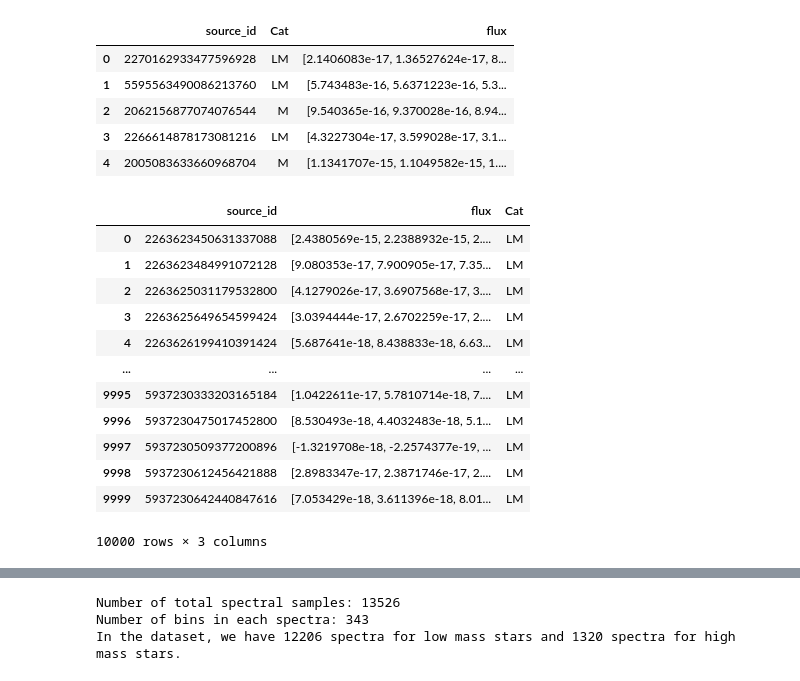
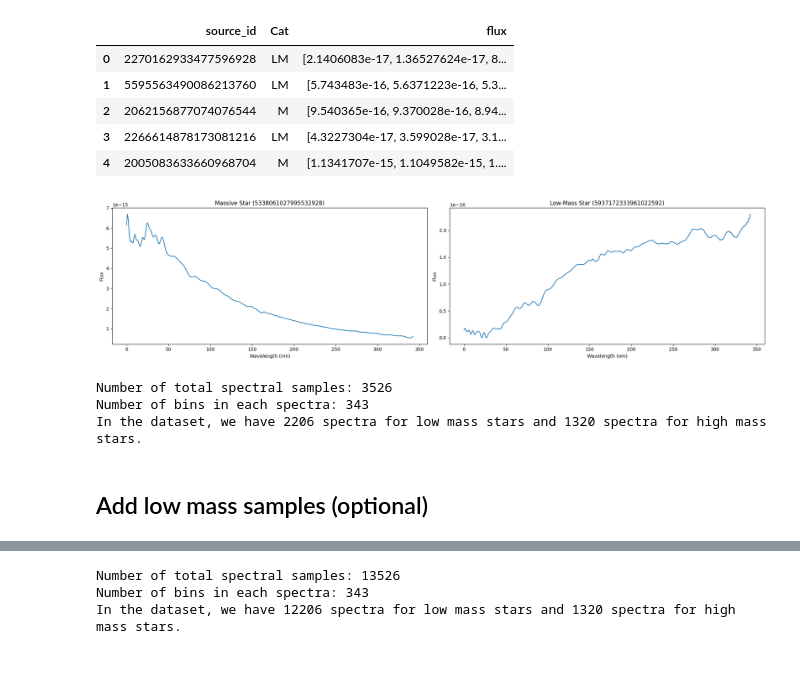
Before and after one commit to bananya-ml/research, a Jupyter notebook: notebooks/deep networks/classification/predict_cnn.ipynb, the cells around one changed output, grey strips where cells are left out. Saved outputs shown, nothing was run; the diff lists cells and outputs as text; code cells hidden in the pictures.

```diff
--- a/notebooks/deep networks/classification/predict_cnn.ipynb
+++ b/notebooks/deep networks/classification/predict_cnn.ipynb
@@ -38,3 +46,52 @@ df.head()
 | 2 | 2062156877074076544 | M | [9.540365e-16, 9.370028e-16, 8.94... |
 | 3 | 2266614878173081216 | LM | [4.3227304e-17, 3.599028e-17, 3.1... |
 | 4 | 2005083633660968704 | M | [1.1341707e-15, 1.1049582e-15, 1.... |
+# %%
+# rerun this cell to see random examples of different spectra
+
+
+# Random sample from 'M' category (massive star)
+sample_ms = df[df['Cat'] == 'M'].sample(n=1).index
+flux_ms = df['flux'].iloc[sample_ms].values[0]
+object_id_ms = df['source_id'].iloc[sample_ms].values[0]
+
+# Random sample from 'LM' category (low-mass star)
+sample_lm = df[df['Cat'] == 'LM'].sample(n=1).index
+flux_lm = df['flux'].iloc[sample_lm].values[0]
+object_id_lm = df['source_id'].iloc[sample_lm].values[0]
+
+plt.figure(figsize=(20, 5))
+
+# Plot for 'M' category (massive star)
+plt.subplot(1, 2, 1)
+plt.plot(flux_ms)
+plt.title(f"Massive Star ({object_id_ms})")
+plt.xlabel('Wavelength (nm)')
+plt.ylabel('Flux')
+
+# Plot for 'LM' category (low-mass star)
+plt.subplot(1, 2, 2)
+plt.plot(flux_lm)
+plt.title(f"Low-Mass Star ({object_id_lm})")
+plt.xlabel('Wavelength (nm)')
+plt.ylabel('Flux')
+
+plt.tight_layout()
+plt.show()
+# %% [output]
+[figure, added]
+# %%
+num_samples = df.shape[0]
+spectrum_width = len(df['flux'][0])
+
+num_samples_lm = df['Cat'].value_counts()['LM']
+num_samples_m = df['Cat'].value_counts()['M']
+num_classes = df['Cat'].nunique()
+
+print("Number of total spectral samples:", num_samples)
+print("Number of bins in each spectra:", spectrum_width)
+print("In the dataset, we have", num_samples_lm, "spectra for low mass stars and", num_samples_m, "spectra for high mass stars.")
+# %% [output]
+Number of total spectral samples: 3526
+Number of bins in each spectra: 343
+In the dataset, we have 2206 spectra for low mass stars and 1320 spectra for high mass stars.
@@ -41,21 +107,9 @@ df.head()
+# %% [markdown]
+## Add low mass samples (optional)
 # %%
-test_dir = '../../../data/Gaia DR3/lm_test.parquet'
+test_dir = '../../../data/Gaia DR3/combined/LM_test.parquet'
 df_lm = pd.read_parquet(test_dir)
 df_lm
-# %% [output]
-|  | source_id | flux | Cat |
-| 0 | 2263623450631337088 | [2.4380569e-15, 2.2388932e-15, 2.... | LM |
-| 1 | 2263623484991072128 | [9.080353e-17, 7.900905e-17, 7.35... | LM |
-| 2 | 2263625031179532800 | [4.1279026e-17, 3.6907568e-17, 3.... | LM |
-| 3 | 2263625649654599424 | [3.0394444e-17, 2.6702259e-17, 2.... | LM |
-| 4 | 2263626199410391424 | [5.687641e-18, 8.438833e-18, 6.63... | LM |
-| ... | ... | ... | ... |
-| 9995 | 5937230333203165184 | [1.0422611e-17, 5.7810714e-18, 7.... | LM |
-| 9996 | 5937230475017452800 | [8.530493e-18, 4.4032483e-18, 5.1... | LM |
-| 9997 | 5937230509377200896 | [-1.3219708e-18, -2.2574377e-19, ... | LM |
-| 9998 | 5937230612456421888 | [2.8983347e-17, 2.3871746e-17, 2.... | LM |
-| 9999 | 5937230642440847616 | [7.053429e-18, 3.611396e-18, 8.01... | LM |
-10000 rows × 3 columns
 # %%
 final_df = pd.concat([df, df_lm]).reset_index(drop=True)
 final_df
```
Also changed, not shown: parts of 29 cells of this notebook, 19 other files.
